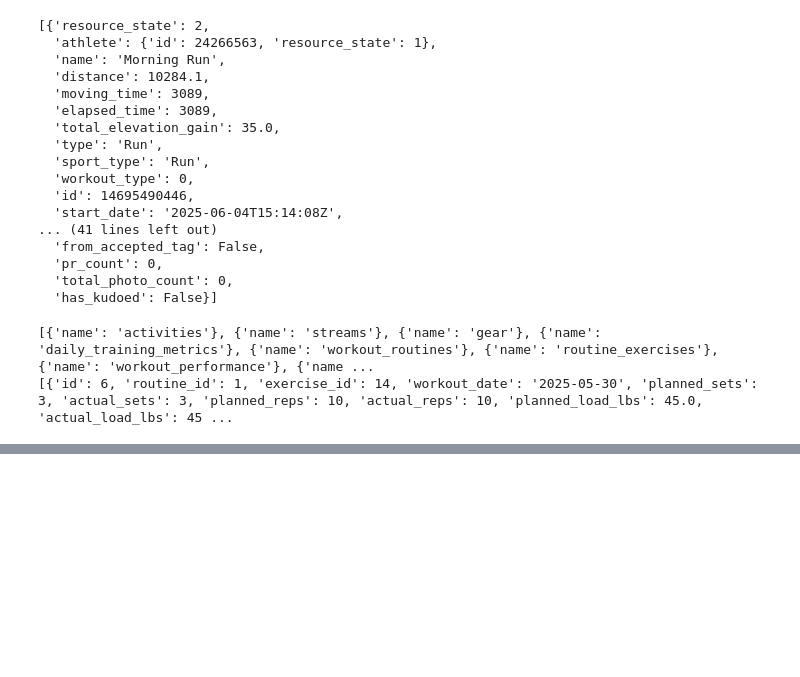
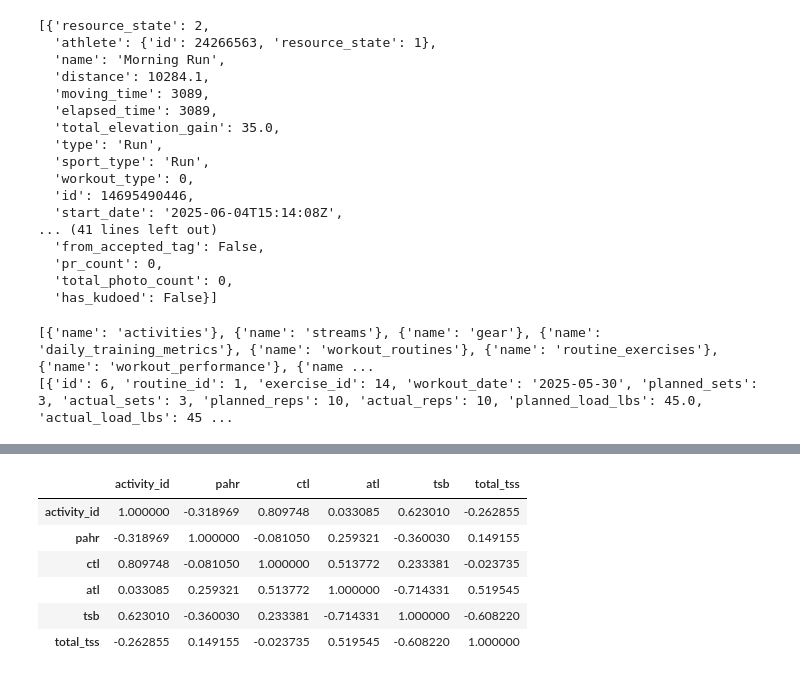
Before and after one commit to FueledByOat/RunningHub, a Jupyter notebook: dev.ipynb, the cells around one changed output, grey strips where cells are left out. Drawn from its saved outputs; the diff is of its cells as text; code cells hidden in the pictures; blank space fills up the shorter version.

```diff
--- a/dev.ipynb
+++ b/dev.ipynb
@@ -3712,0 +3864,10 @@ print(db_utils.dicts_from_rows(output_2))
+# %%
+df.corr(numeric_only=True)
+# %% [output]
+|  | activity_id | pahr | ctl | atl | tsb | total_tss |
+| activity_id | 1.000000 | -0.318969 | 0.809748 | 0.033085 | 0.623010 | -0.262855 |
+| pahr | -0.318969 | 1.000000 | -0.081050 | 0.259321 | -0.360030 | 0.149155 |
+| ctl | 0.809748 | -0.081050 | 1.000000 | 0.513772 | 0.233381 | -0.023735 |
+| atl | 0.033085 | 0.259321 | 0.513772 | 1.000000 | -0.714331 | 0.519545 |
+| tsb | 0.623010 | -0.360030 | 0.233381 | -0.714331 | 1.000000 | -0.608220 |
+| total_tss | -0.262855 | 0.149155 | -0.023735 | 0.519545 | -0.608220 | 1.000000 |
```
Also changed, not shown: parts of 3 cells of this notebook, 6 other files.
